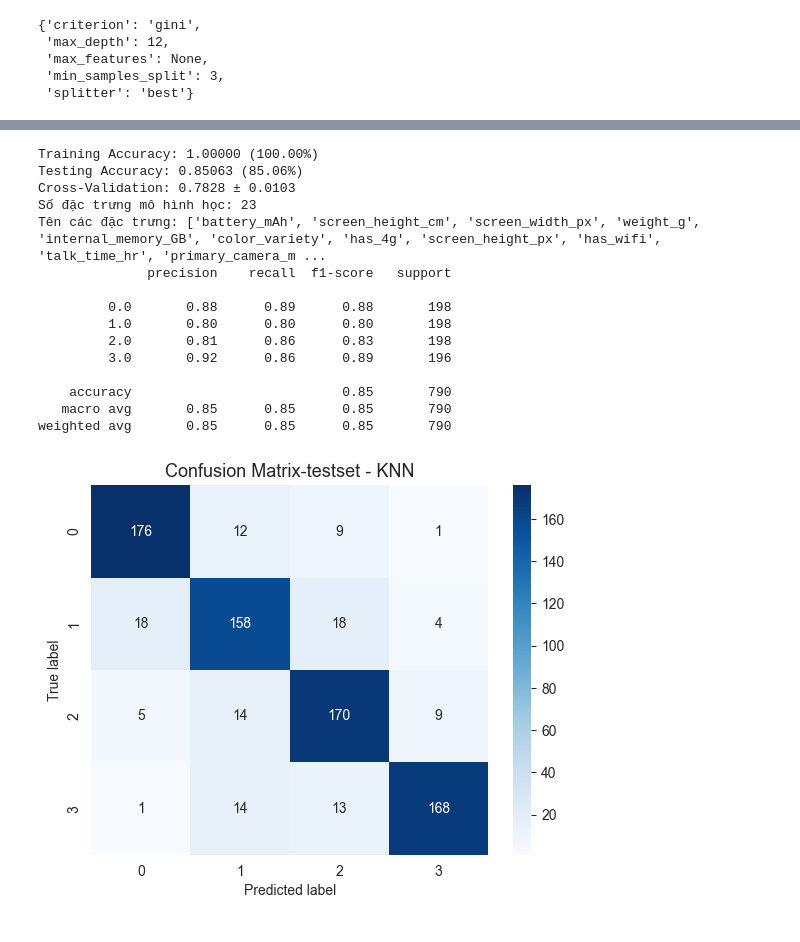
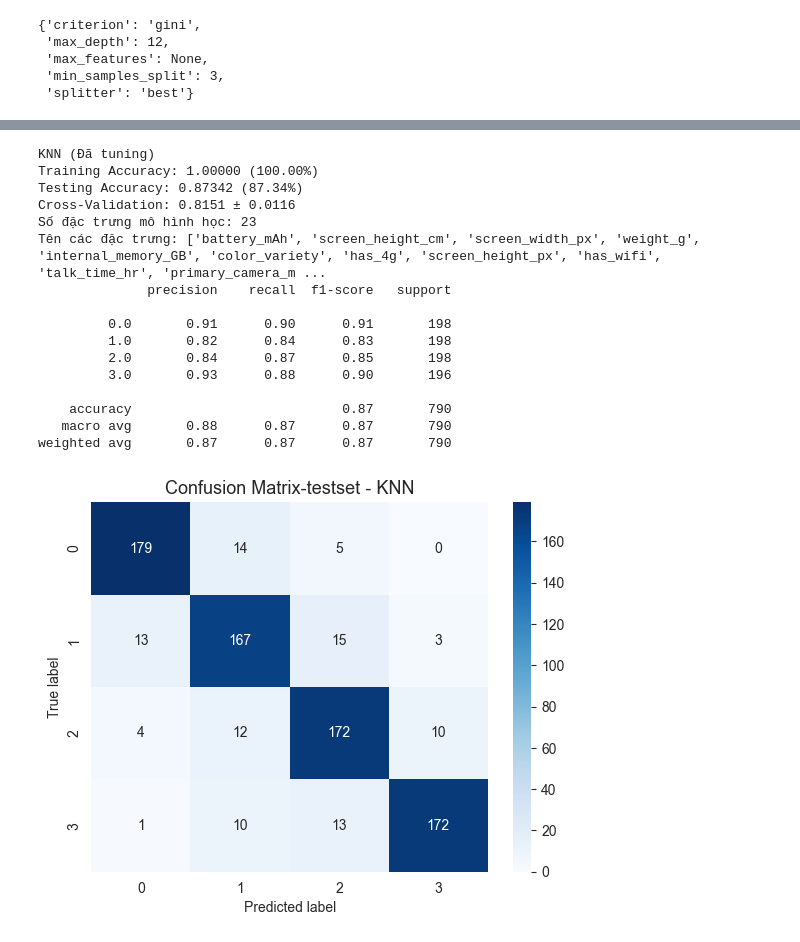
Before and after one commit to aijeff2062005/Mobile_Price_Range_Prediction, a Jupyter notebook: Prediction_data.ipynb, the cells around one changed output, grey strips where cells are left out. Drawn from its saved outputs; the diff is of its cells as text; code cells hidden in the pictures.

```diff
--- a/Prediction_data.ipynb
+++ b/Prediction_data.ipynb
@@ -755,6 +762,16 @@ weighted avg       0.64      0.62      0.63       790
 # %%
 knn = KNeighborsClassifier()
-grid_values = {'n_neighbors':list(range(1,30))}
-knn_tune = GridSearchCV(knn, cv=5,scoring='accuracy',verbose=3,param_grid=grid_values)
+grid_values = {'n_neighbors':list(range(1,31,2)),
+               'weights':['uniform','distance'],
+               'metric':['manhattan', 'minkowski'],
+               'p': [1,2]
+               }
+knn_tune = GridSearchCV(
+    estimator=knn,
+    param_grid=grid_values,
+    cv=5,
+    scoring='accuracy',
+    verbose=3,
+    n_jobs=-1)
 knn_tune.fit(X_train_scaled,y_train)
 # %% [output]
@@ -787,40 +789,49 @@ knn_tune.best_params_
 # %%
-knn_optimal = KNeighborsClassifier(n_neighbors=1)
+knn_optimal = KNeighborsClassifier(
+    n_neighbors=3,
+    weights='distance',
+    metric='manhattan',
+    p=1
+)
+
 knn_optimal.fit(X_train_scaled,y_train)
-y_train_pred = knn_optimal.predict(X_train_scaled)
-y_test_pred = knn_optimal.predict(X_test_scaled)
 
-knn_train_acc = accuracy_score(y_train, y_train_pred)
-knn_test_acc = accuracy_score(y_test, y_test_pred)
-knn_cv_scores = cross_val_score(knn_optimal, X_train_scaled, y_train, cv=5)
+y_train_pred_knn_h = knn_optimal.predict(X_train_scaled)
+y_test_pred_knn_h = knn_optimal.predict(X_test_scaled)
 
-print(f"Training Accuracy: {knn_train_acc:.5f} ({knn_train_acc:.2%})")
-print(f"Testing Accuracy: {knn_test_acc:.5f} ({knn_test_acc:.2%})")
-print(f"Cross-Validation: {knn_cv_scores.mean():.4f} ± {knn_cv_scores.std():.4f}")
+knn_train_acc_h = accuracy_score(y_train, y_train_pred_knn_h)
+knn_test_acc_h = accuracy_score(y_test, y_test_pred_knn_h)
+knn_cv_scores_h = cross_val_score(knn_optimal, X_train_scaled, y_train, cv=5)
+
+print("KNN (Đã tuning)")
+print(f"Training Accuracy: {knn_train_acc_h:.5f} ({knn_train_acc_h:.2%})")
+print(f"Testing Accuracy: {knn_test_acc_h:.5f} ({knn_test_acc_h:.2%})")
+print(f"Cross-Validation: {knn_cv_scores_h.mean():.4f} ± {knn_cv_scores_h.std():.4f}")
 
 print("Số đặc trưng mô hình học:", X_train_scaled.shape[1])
 print("Tên các đặc trưng:", list(X.columns))
-print(classification_report(y_test, y_test_pred))
+print(classification_report(y_test, y_test_pred_knn_h))
 
-sns.heatmap(confusion_matrix(y_test, y_test_pred), annot=True, fmt='d', cmap='Blues')
+sns.heatmap(confusion_matrix(y_test, y_test_pred_knn_h), annot=True, fmt='d', cmap='Blues')
 plt.title("Confusion Matrix-testset - KNN", fontsize=13)
 plt.xlabel("Predicted label")
 plt.ylabel("True label")
 plt.show()
 # %% [output]
+KNN (Đã tuning)
 Training Accuracy: 1.00000 (100.00%)
-Testing Accuracy: 0.85063 (85.06%)
-Cross-Validation: 0.7828 ± 0.0103
+Testing Accuracy: 0.87342 (87.34%)
+Cross-Validation: 0.8151 ± 0.0116
 Số đặc trưng mô hình học: 23
 Tên các đặc trưng: ['battery_mAh', 'screen_height_cm', 'screen_width_px', 'weight_g', 'internal_memory_GB', 'color_variety', 'has_4g', 'screen_height_px', 'has_wifi', 'talk_time_hr', 'primary_camera_m ...
               precision    recall  f1-score   support
 
-         0.0       0.88      0.89      0.88       198
-         1.0       0.80      0.80      0.80       198
-         2.0       0.81      0.86      0.83       198
-         3.0       0.92      0.86      0.89       196
+         0.0       0.91      0.90      0.91       198
+         1.0       0.82      0.84      0.83       198
+         2.0       0.84      0.87      0.85       198
+         3.0       0.93      0.88      0.90       196
 
-    accuracy                           0.85       790
-   macro avg       0.85      0.85      0.85       790
-weighted avg       0.85      0.85      0.85       790
+    accuracy                           0.87       790
+   macro avg       0.88      0.87      0.87       790
+weighted avg       0.87      0.87      0.87       790
-[figure, old version]
+[figure, new version]
```
Also changed, not shown: parts of 10 cells of this notebook.
